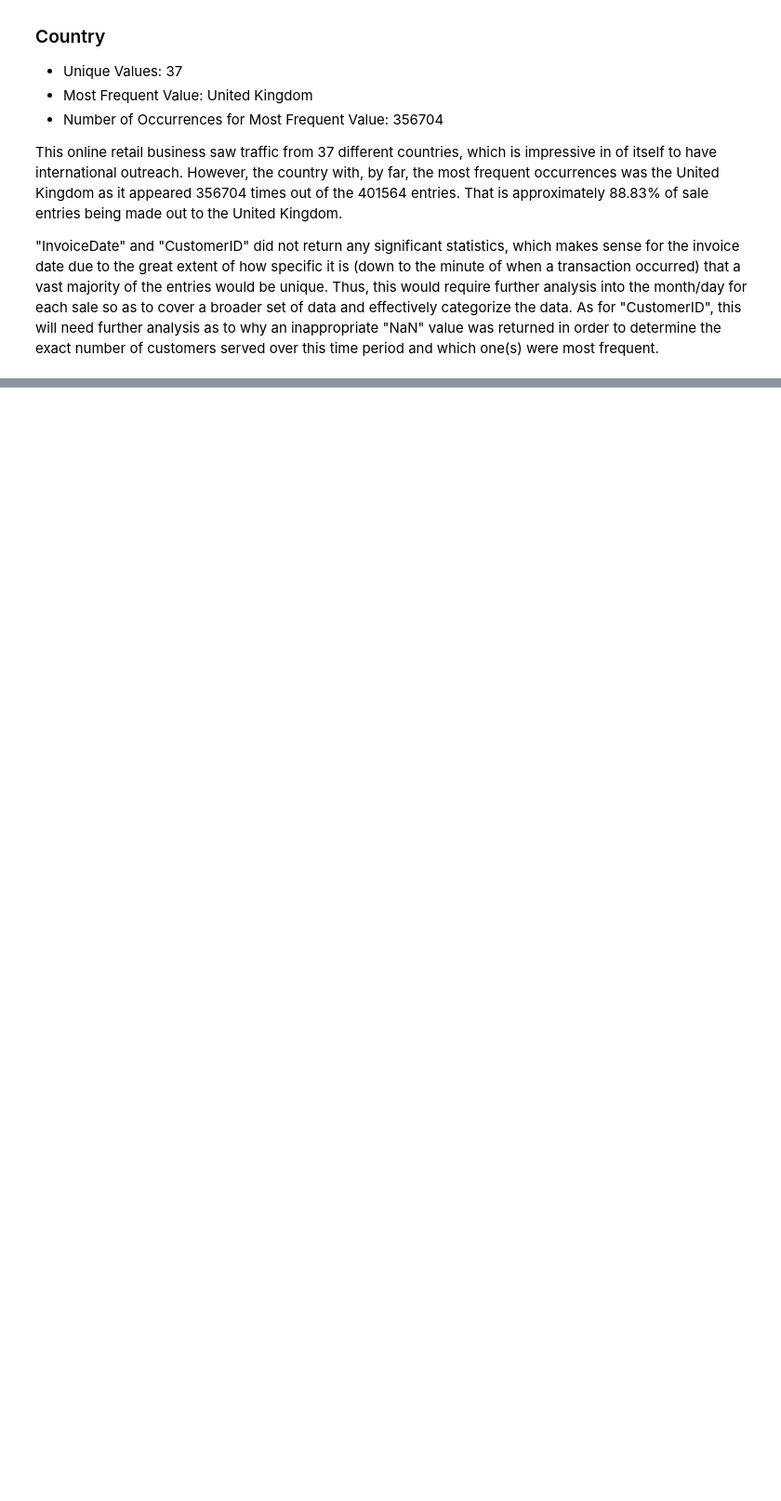
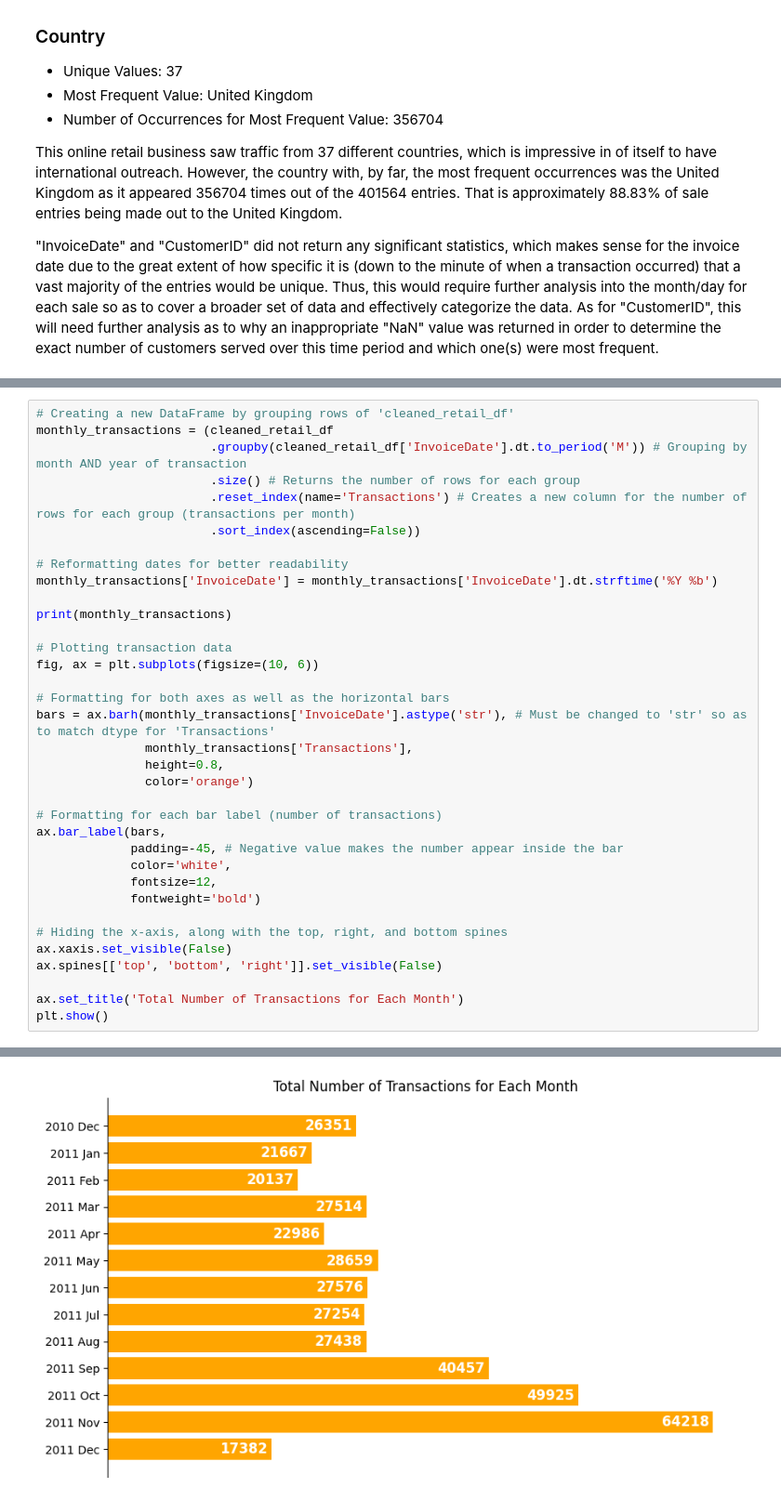
Before and after one commit to rymatata/coursera-exploratory-data-analysis, a Jupyter notebook: Notebooks/online_retail.ipynb, the cells around one changed output, grey strips where cells are left out. Shown at 93% size. Cells and saved outputs as stored; diff of their text form; blank space fills up the shorter version.

Commit message:
New bar plot created

```diff
--- a/Notebooks/online_retail.ipynb
+++ b/Notebooks/online_retail.ipynb
@@ -417,0 +419,36 @@ This online retail business saw traffic from 37 different countries, which is im
+# %%
+# Creating a new DataFrame by grouping rows of 'cleaned_retail_df'
+monthly_transactions = (cleaned_retail_df
+                        .groupby(cleaned_retail_df['InvoiceDate'].dt.to_period('M')) # Grouping by month AND year of transaction
+                        .size() # Returns the number of rows for each group
+                        .reset_index(name='Transactions') # Creates a new column for the number of rows for each group (transactions per month)
+                        .sort_index(ascending=False))
+
+# Reformatting dates for better readability
+monthly_transactions['InvoiceDate'] = monthly_transactions['InvoiceDate'].dt.strftime('%Y %b')
+
+print(monthly_transactions)
+
+# Plotting transaction data
+fig, ax = plt.subplots(figsize=(10, 6))
+
+# Formatting for both axes as well as the horizontal bars
+bars = ax.barh(monthly_transactions['InvoiceDate'].astype('str'), # Must be changed to 'str' so as to match dtype for 'Transactions'
+               monthly_transactions['Transactions'],
+               height=0.8,
+               color='orange')
+
+# Formatting for each bar label (number of transactions)
+ax.bar_label(bars,
+             padding=-45, # Negative value makes the number appear inside the bar
+             color='white',
+             fontsize=12,
+             fontweight='bold')
+
+# Hiding the x-axis, along with the top, right, and bottom spines
+ax.xaxis.set_visible(False)
+ax.spines[['top', 'bottom', 'right']].set_visible(False)
+
+ax.set_title('Total Number of Transactions for Each Month')
+plt.show()
+# %% [output]
@@ -417,0 +469 @@ This online retail business saw traffic from 37 different countries, which is im
+[figure, added]
```
Also changed, not shown: parts of 6 cells of this notebook.
